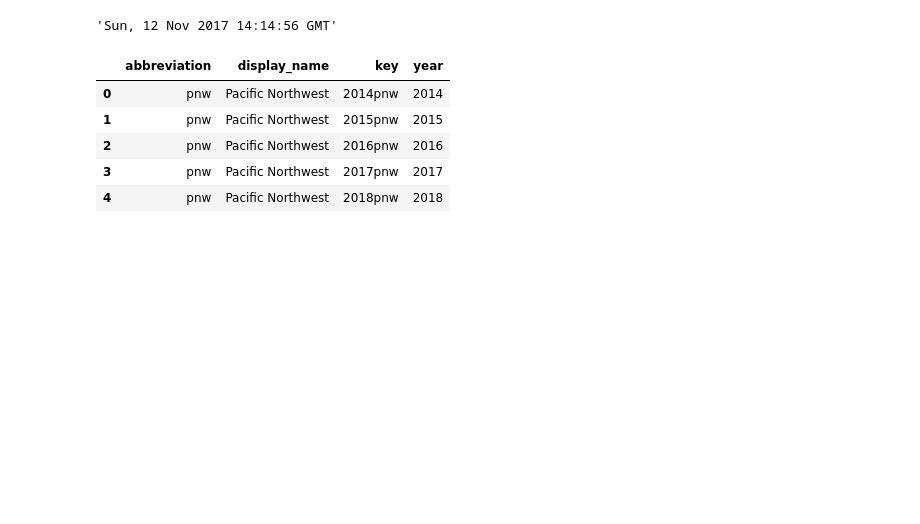
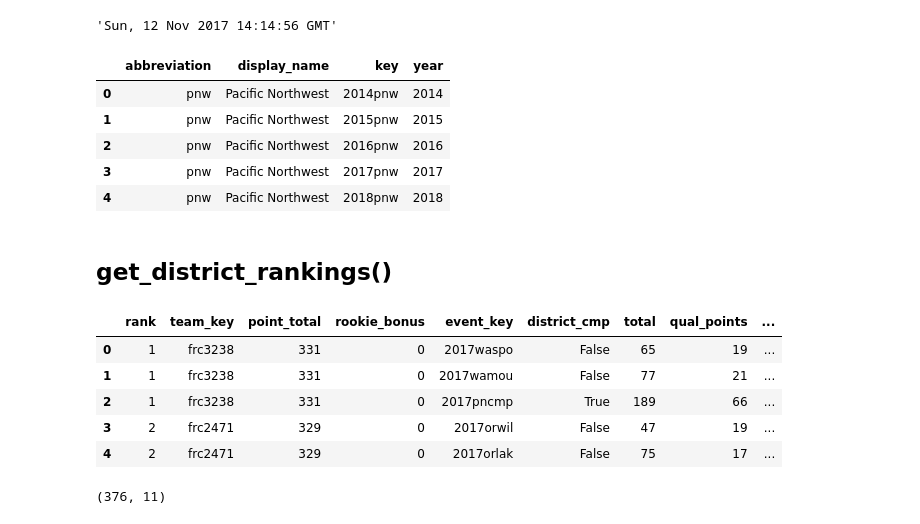
Before and after one commit to irwinsnet-old/tbap, a Jupyter notebook: TBA02 get_districts().ipynb, the cells around one changed output. Drawn from its saved outputs; the diff is of its cells as text; code cells hidden in the pictures; blank space fills up the shorter version.

Commit message:
Added test for district rankings.

```diff
--- a/TBA02 get_districts().ipynb
+++ b/TBA02 get_districts().ipynb
@@ -108,3 +92,20 @@ districts
 | 2 | pnw | Pacific Northwest | 2016pnw | 2016 |
 | 3 | pnw | Pacific Northwest | 2017pnw | 2017 |
 | 4 | pnw | Pacific Northwest | 2018pnw | 2018 |
+# %% [markdown]
+## get_district_rankings()
+# %%
+rankings = api.get_district_rankings(sn, "2017pnw")
+# %%
+rankings.head(5)
+# %% [output]
+|  | rank | team_key | point_total | rookie_bonus | event_key | district_cmp | total | qual_points | ... |
+| 0 | 1 | frc3238 | 331 | 0 | 2017waspo | False | 65 | 19 | ... |
+| 1 | 1 | frc3238 | 331 | 0 | 2017wamou | False | 77 | 21 | ... |
+| 2 | 1 | frc3238 | 331 | 0 | 2017pncmp | True | 189 | 66 | ... |
+| 3 | 2 | frc2471 | 329 | 0 | 2017orwil | False | 47 | 19 | ... |
+| 4 | 2 | frc2471 | 329 | 0 | 2017orlak | False | 75 | 17 | ... |
+# %%
+rankings.shape
+# %% [output]
+(376, 11)
```
Also changed, not shown: parts of 2 cells of this notebook, 10 other files.
